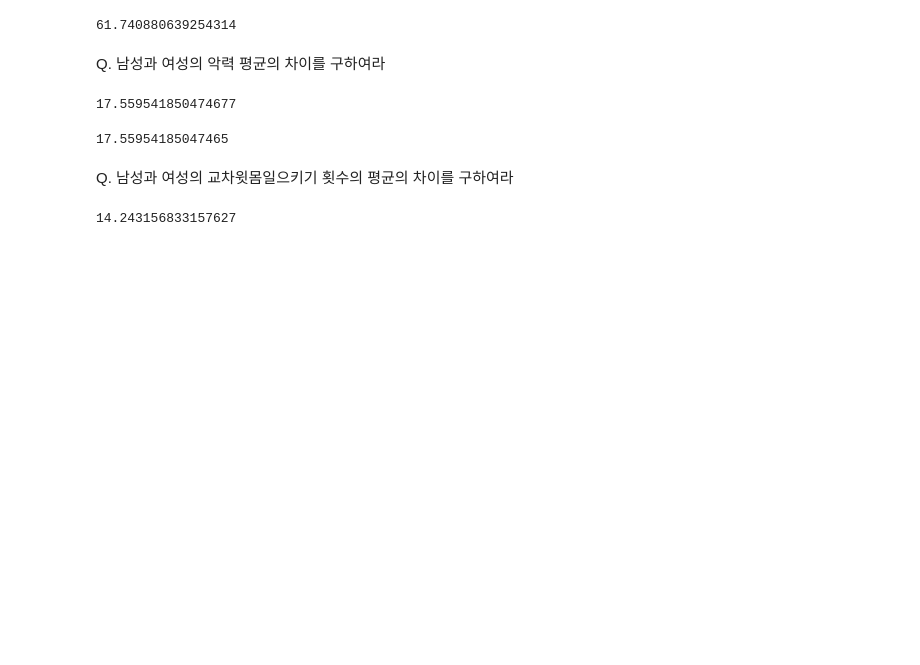
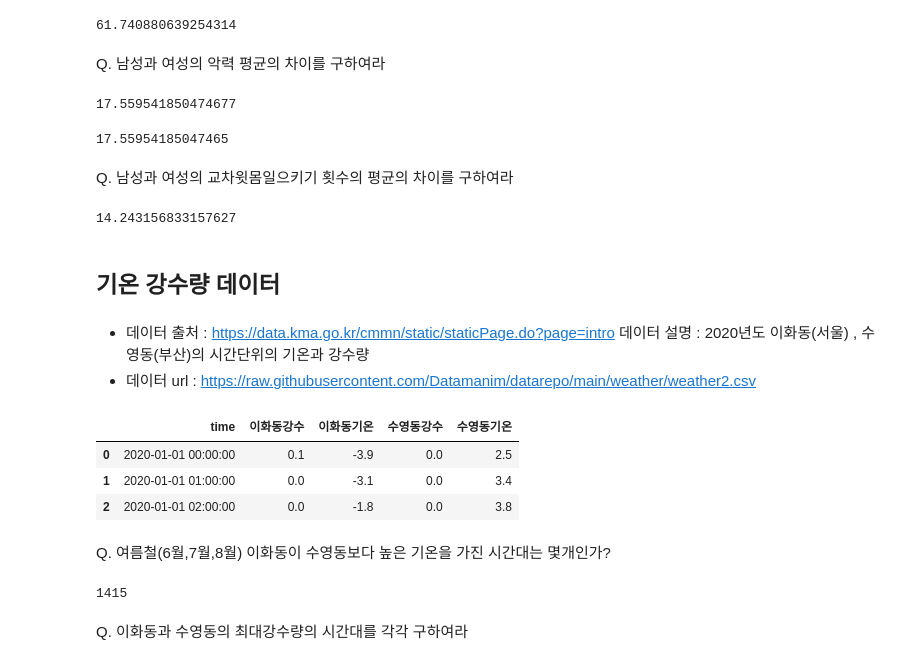
Before and after one commit to heyggun/bigdata_analysis_test, a Jupyter notebook: DataManim_type1_case2.ipynb, the cells around one changed output. Drawn from its saved outputs; the diff is of its cells as text; code cells hidden in the pictures; blank space fills up the shorter version.

```diff
--- a/DataManim_type1_case2.ipynb
+++ b/DataManim_type1_case2.ipynb
@@ -425,3 +425,29 @@ Ans = df.groupby('측정회원성별')['교차윗몸일으키기 : 회'].mean()
 Ans.M - Ans.F
 # %% [output]
 14.243156833157627
+# %% [markdown]
+## 기온 강수량 데이터
+# %% [markdown]
+- 데이터 출처 : https://data.kma.go.kr/cmmn/static/staticPage.do?page=intro
+데이터 설명 : 2020년도 이화동(서울) , 수영동(부산)의 시간단위의 기온과 강수량
+- 데이터 url : https://raw.githubusercontent.com/Datamanim/datarepo/main/weather/weather2.csv
+# %%
+DataUrl = 'https://raw.githubusercontent.com/Datamanim/datarepo/main/weather/weather2.csv'
+df = pd.read_csv(DataUrl)
+df.head(3)
+# %% [output]
+|  | time | 이화동강수 | 이화동기온 | 수영동강수 | 수영동기온 |
+| 0 | 2020-01-01 00:00:00 | 0.1 | -3.9 | 0.0 | 2.5 |
+| 1 | 2020-01-01 01:00:00 | 0.0 | -3.1 | 0.0 | 3.4 |
+| 2 | 2020-01-01 02:00:00 | 0.0 | -1.8 | 0.0 | 3.8 |
+# %% [markdown]
+Q. 여름철(6월,7월,8월) 이화동이 수영동보다 높은 기온을 가진 시간대는 몇개인가?
+# %%
+df['time'] = pd.to_datetime(df['time'])
+
+temp = df.loc[df['time'].dt.month.isin([6,7,8])]
+temp.loc[df['이화동기온'] > df['수영동기온']].shape[0]
+# %% [output]
+1415
+# %% [markdown]
+Q. 이화동과 수영동의 최대강수량의 시간대를 각각 구하여라
```
Also changed, not shown: parts of 12 cells of this notebook.
